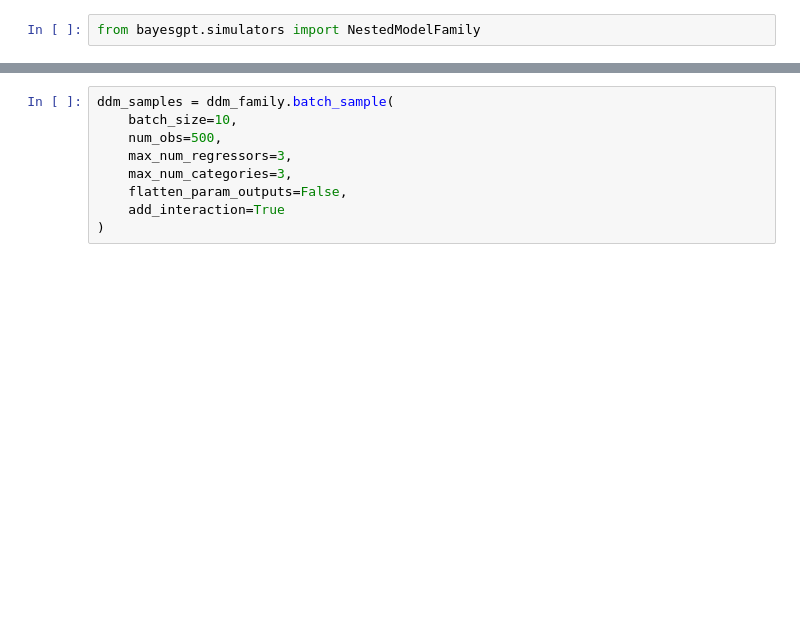
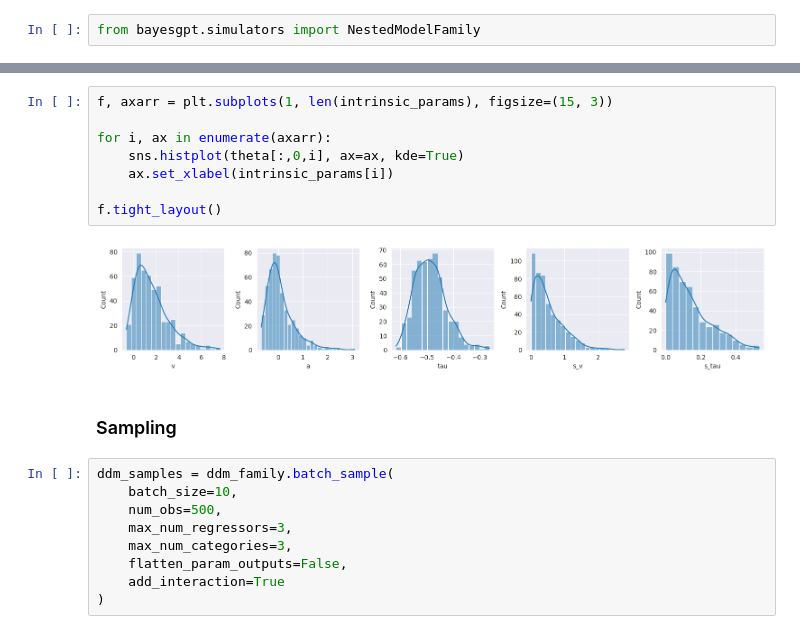
Before and after one commit to bayesflow-org/CogFormer, a Jupyter notebook: playgrounds/model_family_playground.ipynb, the cells around one changed output, grey strips where cells are left out. Cells and saved outputs as stored; diff of their text form; blank space fills up the shorter version.

```diff
--- a/playgrounds/model_family_playground.ipynb
+++ b/playgrounds/model_family_playground.ipynb
@@ -32,3 +87,15 @@ ddm_family = NestedModelFamily(
+# %%
+f, axarr = plt.subplots(1, len(intrinsic_params), figsize=(15, 3))
+
+for i, ax in enumerate(axarr):
+    sns.histplot(theta[:,0,i], ax=ax, kde=True)
+    ax.set_xlabel(intrinsic_params[i])
+
+f.tight_layout()
+# %% [output]
+[figure, added]
+# %% [markdown]
+### Sampling
 # %%
 ddm_samples = ddm_family.batch_sample(
     batch_size=10,
```
Also changed, not shown: parts of 7 cells of this notebook.
